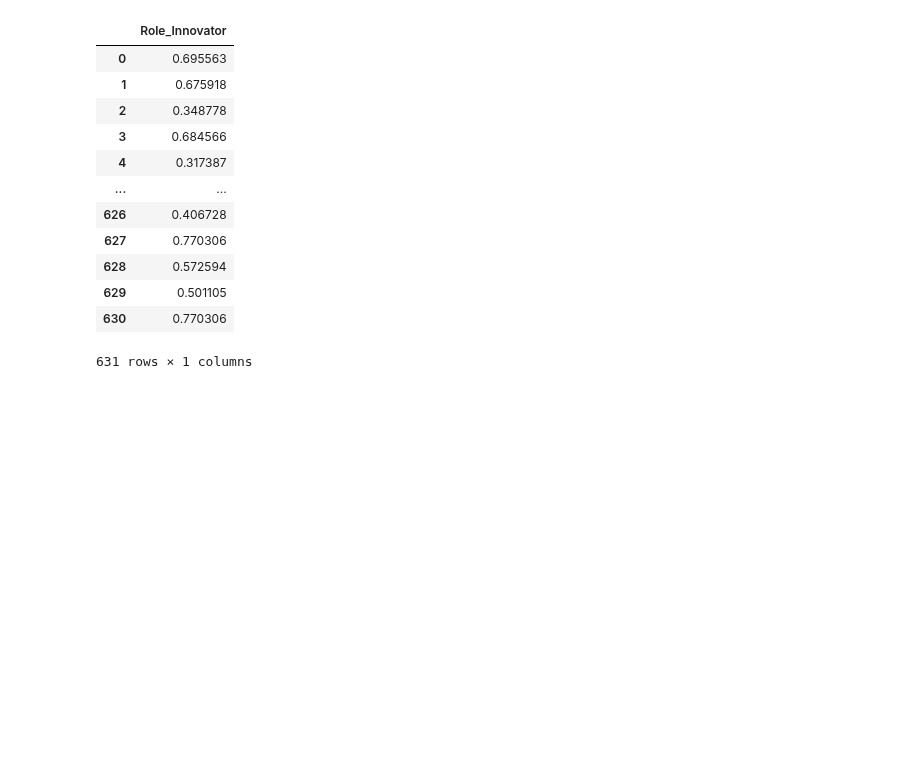
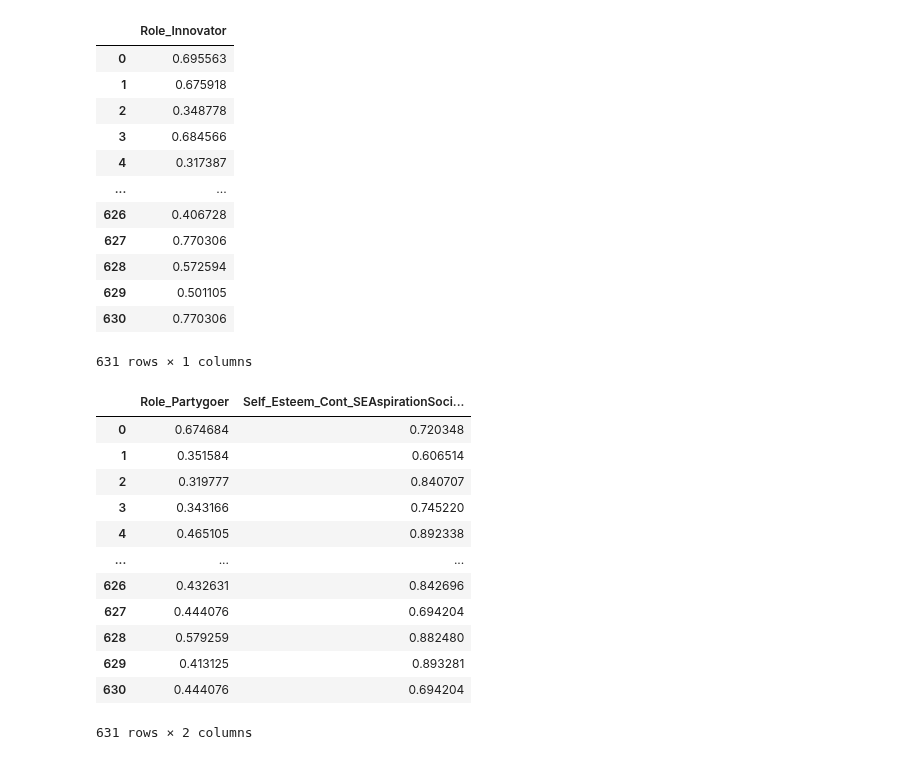
Before and after one commit to dindaslsbilla/coba, a Jupyter notebook: Untitled1.ipynb, the cells around one changed output. Cells and saved outputs as stored; diff of their text form; code cells hidden in the pictures; blank space fills up the shorter version.

```diff
--- a/Untitled1.ipynb
+++ b/Untitled1.ipynb
@@ -386,3 +386,20 @@ maingames_roleinnovator
 631 rows × 1 columns
 # %%
 maingames_roleinnovator.to_csv('maingames_roleinnovator.csv')
+# %%
+maingames_rolepartygoer = maingames[["Role_Partygoer", "Self_Esteem_Cont_SEAspirationSociability"]]
+maingames_rolepartygoer
+# %% [output]
+|  | Role_Partygoer | Self_Esteem_Cont_SEAspirationSoci... |
+| 0 | 0.674684 | 0.720348 |
+| 1 | 0.351584 | 0.606514 |
+| 2 | 0.319777 | 0.840707 |
+| 3 | 0.343166 | 0.745220 |
+| 4 | 0.465105 | 0.892338 |
+| ... | ... | ... |
+| 626 | 0.432631 | 0.842696 |
+| 627 | 0.444076 | 0.694204 |
+| 628 | 0.579259 | 0.882480 |
+| 629 | 0.413125 | 0.893281 |
+| 630 | 0.444076 | 0.694204 |
+631 rows × 2 columns
```
Also changed, not shown: parts of 2 cells of this notebook, 1 other file.
